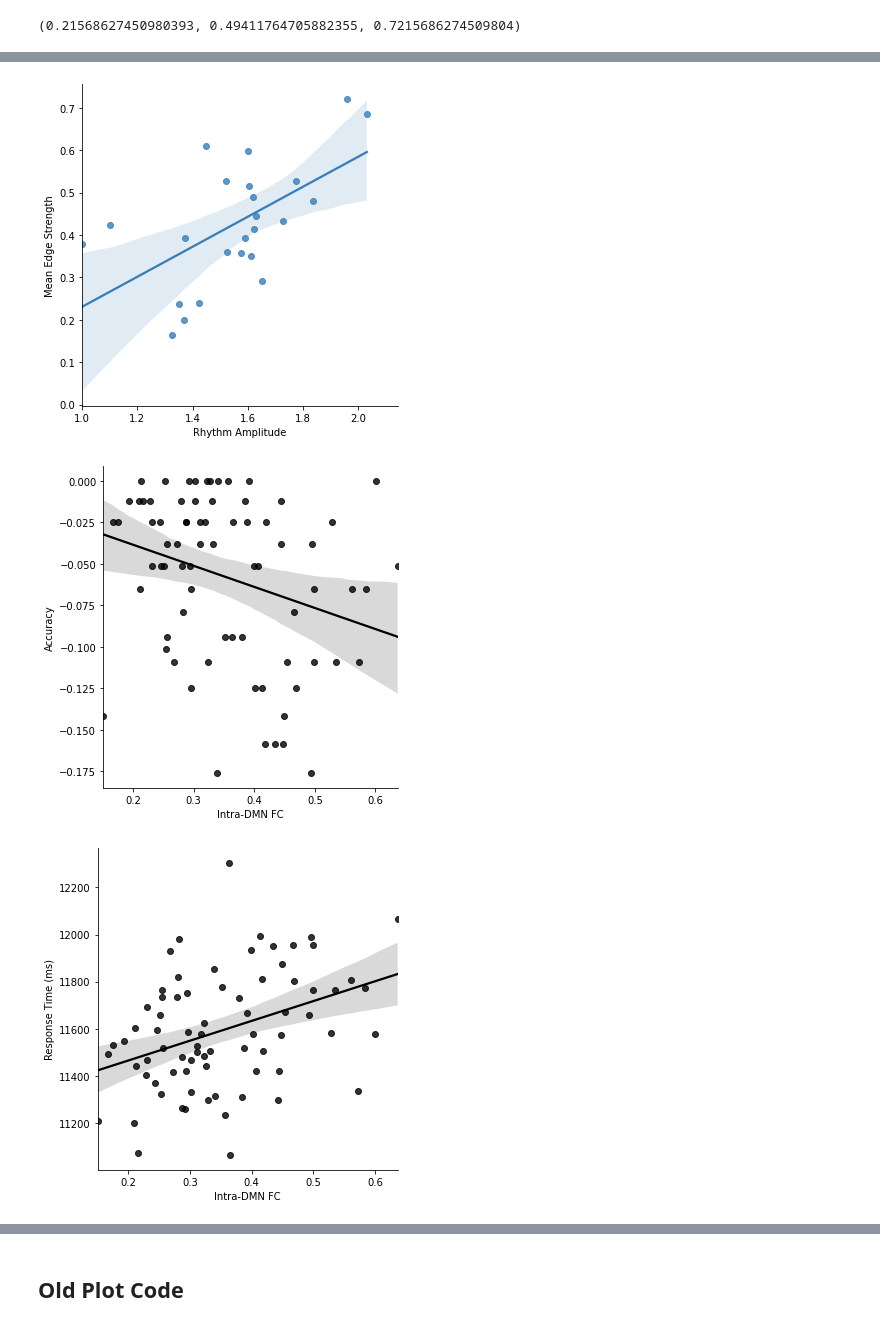
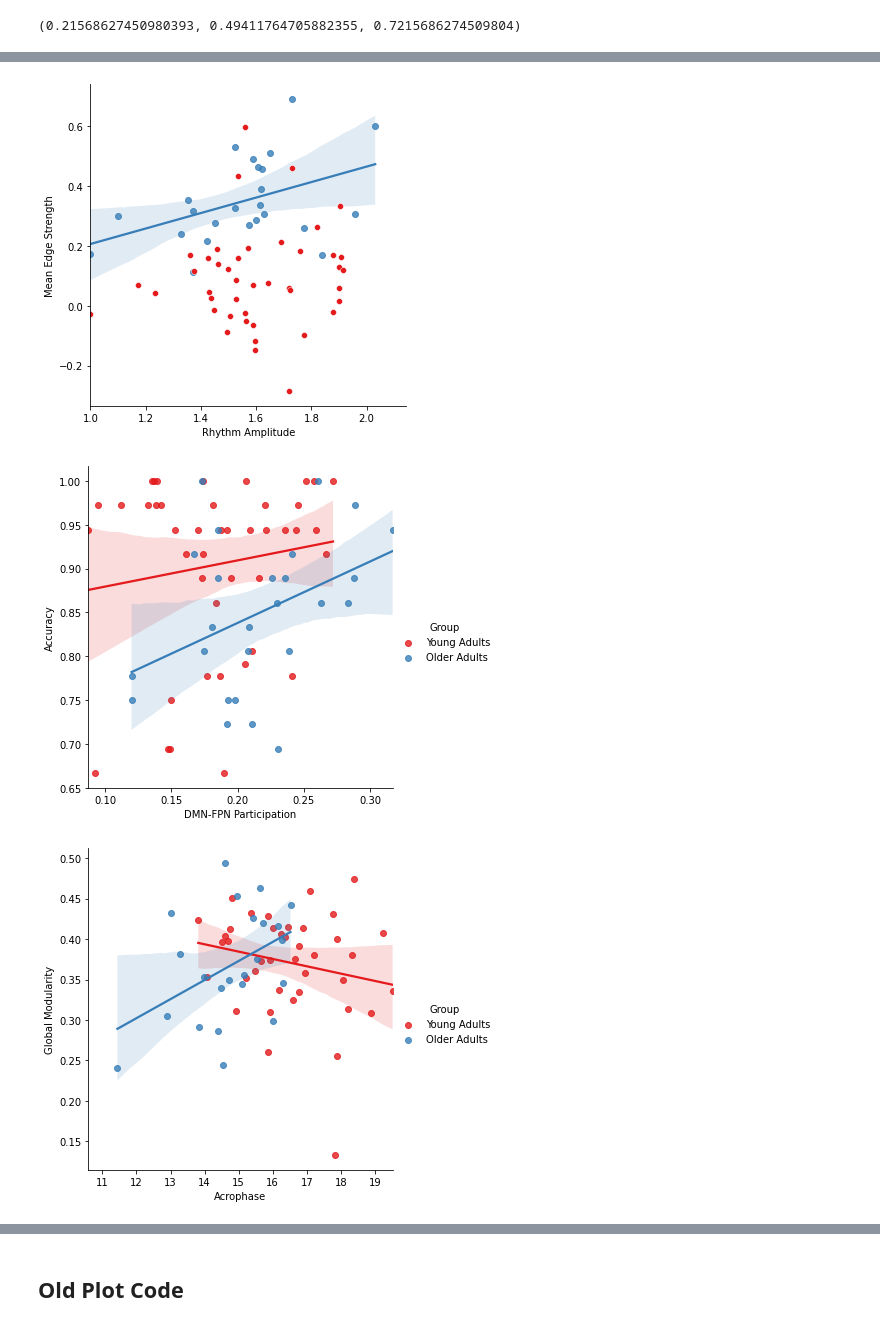
Before and after one commit to mcmahonmc/dissertation, a Jupyter notebook: Statistics.ipynb, the cells around one changed output, grey strips where cells are left out. Drawn from its saved outputs; the diff is of its cells as text; code cells hidden in the pictures.

Commit message:
latest results

```diff
--- a/Statistics.ipynb
+++ b/Statistics.ipynb
@@ -59,10 +59,12 @@ Set the environment variable OUTDATED_IGNORE=1 to disable these warnings.
 print(df.shape)
 df = df.dropna(subset=['acc_test_mean'])
 print(df.shape)
-# df = df[(df['acc_learning'] > 0.33)]
-# print(df.shape)
+df = df[(df['acc_learning'] > 0.33)]
+print(df.shape)
 df = df[(df['acc_test_mean'] > 0.56)]
 print(df.shape)
+df = df[(~df['C1'].isna())] # these are participants with poor quality actigraphy data, determined from ML project
+print(df.shape)
 # %% [output]
 (130, 92)
 (114, 92)
@@ -1494,22 +1813,22 @@ plt.savefig('./results/amp_hcfpnfc_oa.png', dpi=300)
 # %%
-sns.lmplot(data=df[df['Group'] == 'Older Adults'], x='actamp', y='net1_mean',
-           scatter_kws={'color': sns.color_palette('Set1')[1]}, line_kws={'color': sns.color_palette('Set1')[1]})
+sns.lmplot(data=df[df['Group'] == 'Older Adults'], x='actamp', y='net2_mean', scatter_kws={'color': sns.color_palette('Set1')[1]}, line_kws={'color': sns.color_palette('Set1')[1]})
+sns.scatterplot(data=df[df['Group'] == 'Young Adults'], x='actamp', y='net2_mean', color =sns.color_palette('Set1')[0])
 plt.xlabel('Rhythm Amplitude'); plt.ylabel('Mean Edge Strength')
-plt.savefig('./results/amp_net1mean_oa.png', dpi=300)
+plt.savefig('./results/amp_net2mean.png', dpi=300)
 # %% [output]
-[figure, old version]
+[figure, new version]
 # %%
-sns.lmplot(data=df, x='dmn_fc', y='acc_test_mean_log',
-          scatter_kws={'color': 'black'}, line_kws={'color': 'black'})
-plt.xlabel('Intra-DMN FC'); plt.ylabel('Accuracy')
-plt.savefig('./results/dmn_acc.png', dpi=300)
+sns.lmplot(data=df, x='pc_dmnfpn_cue', y='acc_test_mean', hue='Group')
+#           scatter_kws={'color': 'black'}, line_kws={'color': 'black'})
+plt.xlabel('DMN-FPN Participation'); plt.ylabel('Accuracy')
+plt.savefig('./results/pcdmnfpncue_acc.png', dpi=300)
 # %% [output]
-[figure, old version]
+[figure, new version]
 # %%
-sns.lmplot(data=df, x='dmn_fc', y='rt_c_test_mean',
-          scatter_kws={'color': 'black'}, line_kws={'color': 'black'})
-plt.xlabel('Intra-DMN FC'); plt.ylabel('Response Time (ms)')
-plt.savefig('./results/dmn_rtc.png', dpi=300)
+sns.lmplot(data=df, x='actphi', y='q_global_rest', hue='Group')
+#           scatter_kws={'color': 'black'}, line_kws={'color': 'black'})
+plt.xlabel('Acrophase'); plt.ylabel('Global Modularity')
+plt.savefig('./results/phi_qglobalrest.png', dpi=300)
 # %% [output]
-[figure, old version]
+[figure, new version]
 # %%
```
Also changed, not shown: parts of 132 cells of this notebook, 28 other files.
